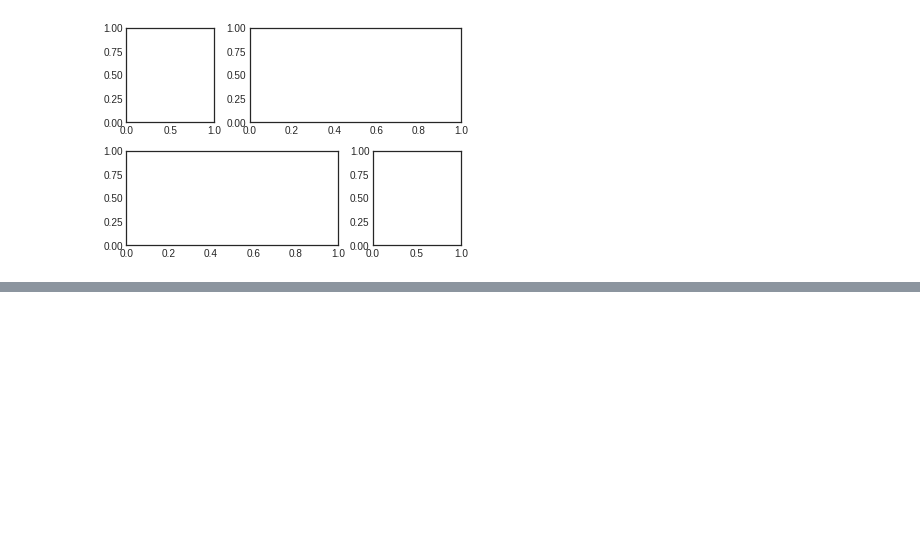
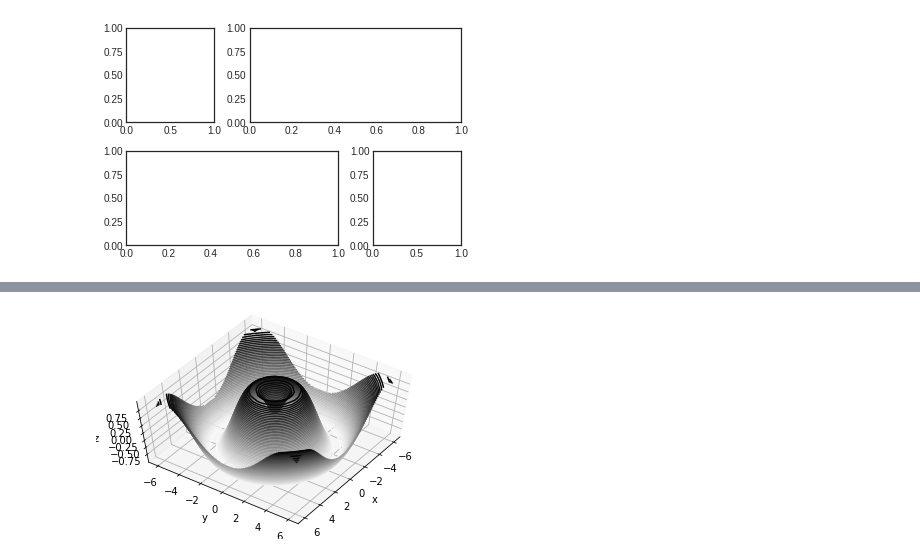
Before and after one commit to Luckygsm/internship, a Jupyter notebook: np4.ipynb, the cells around one changed output, grey strips where cells are left out. Cells and saved outputs as stored; diff of their text form; code cells hidden in the pictures; blank space fills up the shorter version.

```diff
--- a/np4.ipynb
+++ b/np4.ipynb
@@ -59,0 +104,5 @@ plt.subplot(grid[1, 2]);
+# %%
+ax.view_init(60, 35)
+fig
+# %% [output]
+[figure, added]
```
Also changed, not shown: parts of 5 cells of this notebook.
